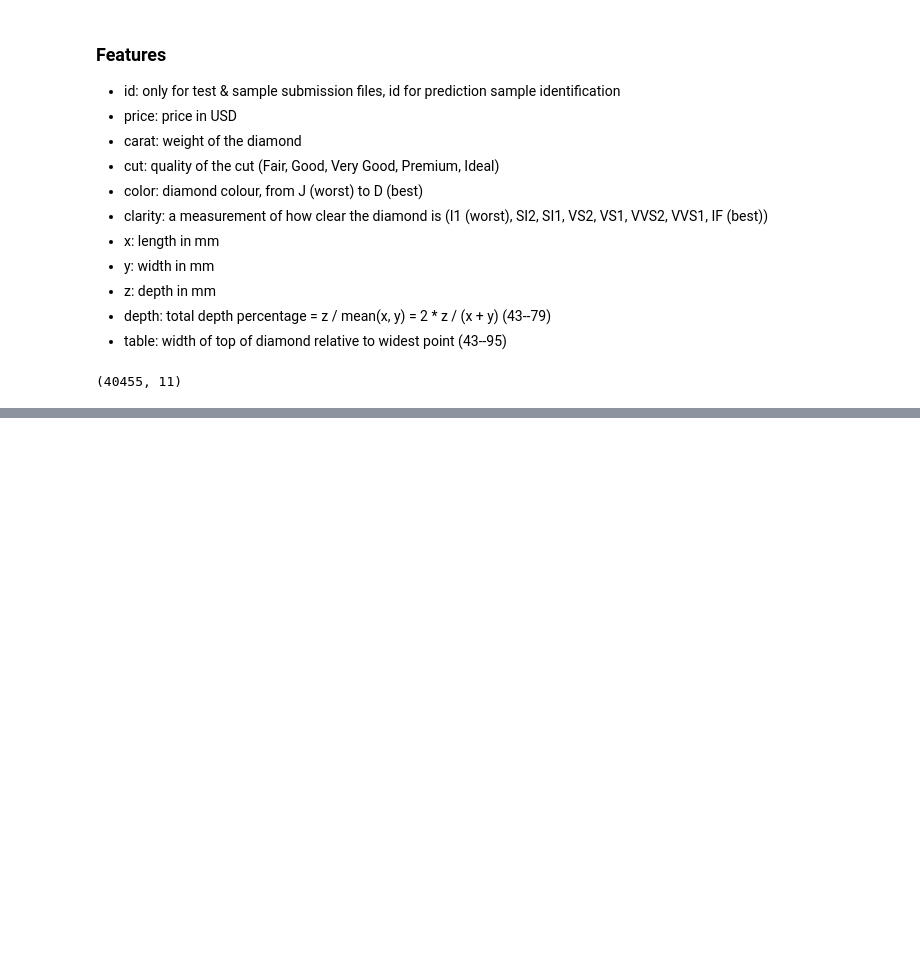
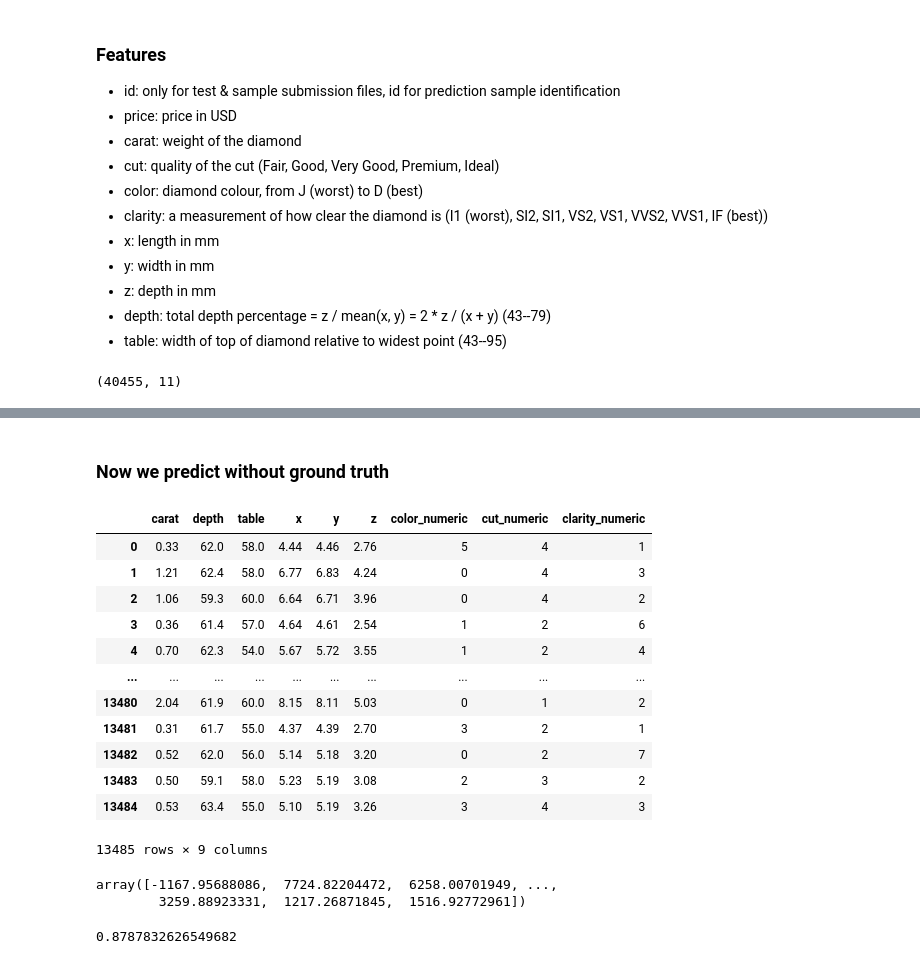
Before and after one commit to charliesherry/kaggle-competition, a Jupyter notebook: src/analisis.ipynb, the cells around one changed output, grey strips where cells are left out. Drawn from its saved outputs; the diff is of its cells as text; code cells hidden in the pictures; blank space fills up the shorter version.

```diff
--- a/src/analisis.ipynb
+++ b/src/analisis.ipynb
@@ -33,0 +184,2 @@ data.shape
+# %% [markdown]
+### Now we predict without ground truth
@@ -33,0 +188,14 @@ data.shape
+# %%
+from sklearn import preprocessing
+le = preprocessing.LabelEncoder()
+prediamonds["color_numeric"] = le.fit_transform(prediamonds["color"])
+# %%
+from sklearn import preprocessing
+le = preprocessing.LabelEncoder()
+prediamonds["cut_numeric"] = le.fit_transform(prediamonds["cut"])
+# %%
+from sklearn import preprocessing
+le = preprocessing.LabelEncoder()
+prediamonds["clarity_numeric"] = le.fit_transform(prediamonds["clarity"])
+# %%
+prediamonds_clean = prediamonds.drop(["cut","color","clarity","id"],axis=1)
@@ -33,0 +204,25 @@ data.shape
+# %%
+prediamonds_clean
+# %% [output]
+|  | carat | depth | table | x | y | z | color_numeric | cut_numeric | clarity_numeric |
+| 0 | 0.33 | 62.0 | 58.0 | 4.44 | 4.46 | 2.76 | 5 | 4 | 1 |
+| 1 | 1.21 | 62.4 | 58.0 | 6.77 | 6.83 | 4.24 | 0 | 4 | 3 |
+| 2 | 1.06 | 59.3 | 60.0 | 6.64 | 6.71 | 3.96 | 0 | 4 | 2 |
+| 3 | 0.36 | 61.4 | 57.0 | 4.64 | 4.61 | 2.54 | 1 | 2 | 6 |
+| 4 | 0.70 | 62.3 | 54.0 | 5.67 | 5.72 | 3.55 | 1 | 2 | 4 |
+| ... | ... | ... | ... | ... | ... | ... | ... | ... | ... |
+| 13480 | 2.04 | 61.9 | 60.0 | 8.15 | 8.11 | 5.03 | 0 | 1 | 2 |
+| 13481 | 0.31 | 61.7 | 55.0 | 4.37 | 4.39 | 2.70 | 3 | 2 | 1 |
+| 13482 | 0.52 | 62.0 | 56.0 | 5.14 | 5.18 | 3.20 | 0 | 2 | 7 |
+| 13483 | 0.50 | 59.1 | 58.0 | 5.23 | 5.19 | 3.08 | 2 | 3 | 2 |
+| 13484 | 0.53 | 63.4 | 55.0 | 5.10 | 5.19 | 3.26 | 3 | 4 | 3 |
+13485 rows × 9 columns
+# %%
+kaggle_pred
+# %% [output]
+array([-1167.95688086,  7724.82204472,  6258.00701949, ...,
+        3259.88923331,  1217.26871845,  1516.92772961])
+# %%
+diamonds_model.score(X,y)
+# %% [output]
+0.8787832626549682
```
Also changed, not shown: parts of 70 cells of this notebook, 8 other files.
